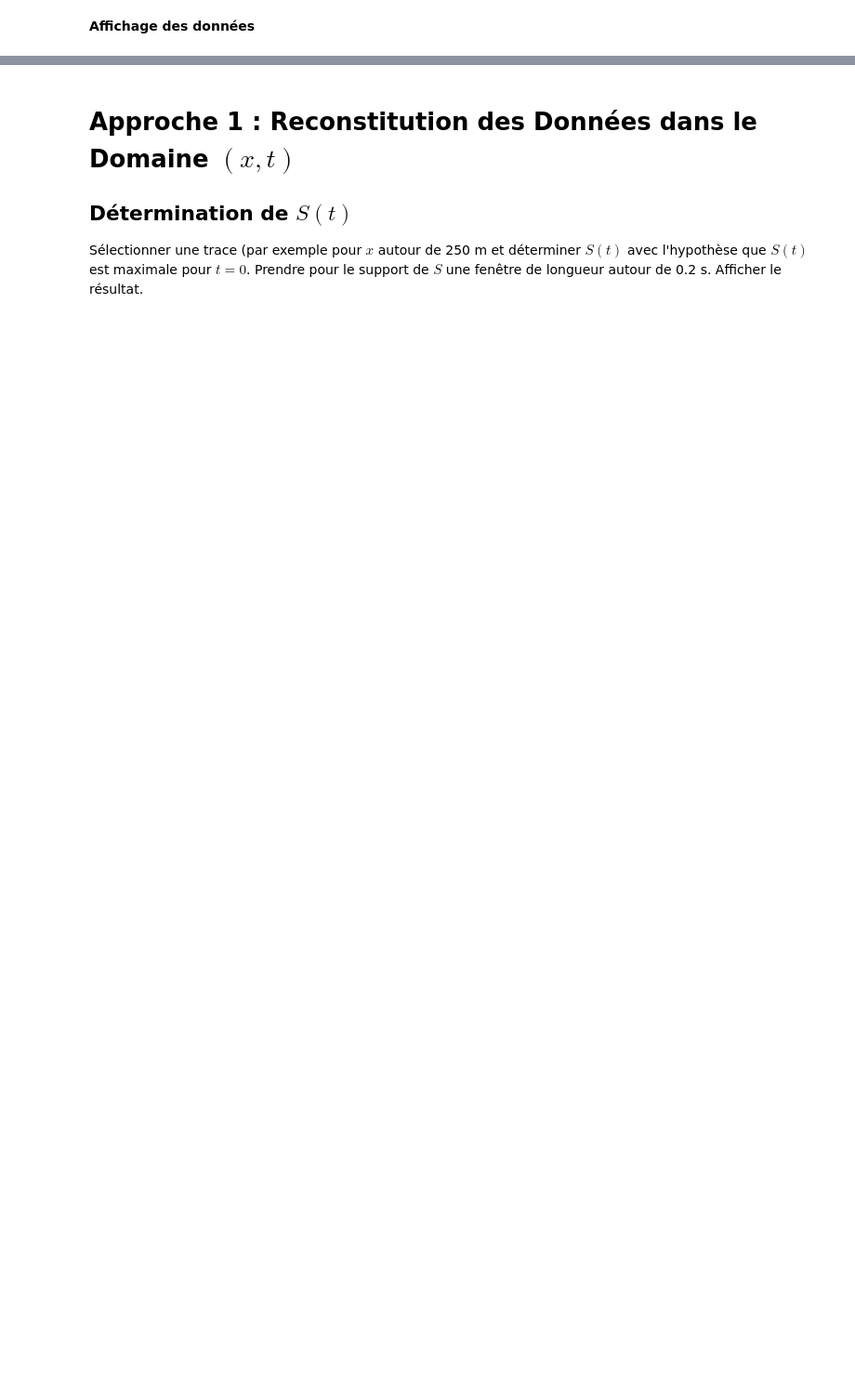
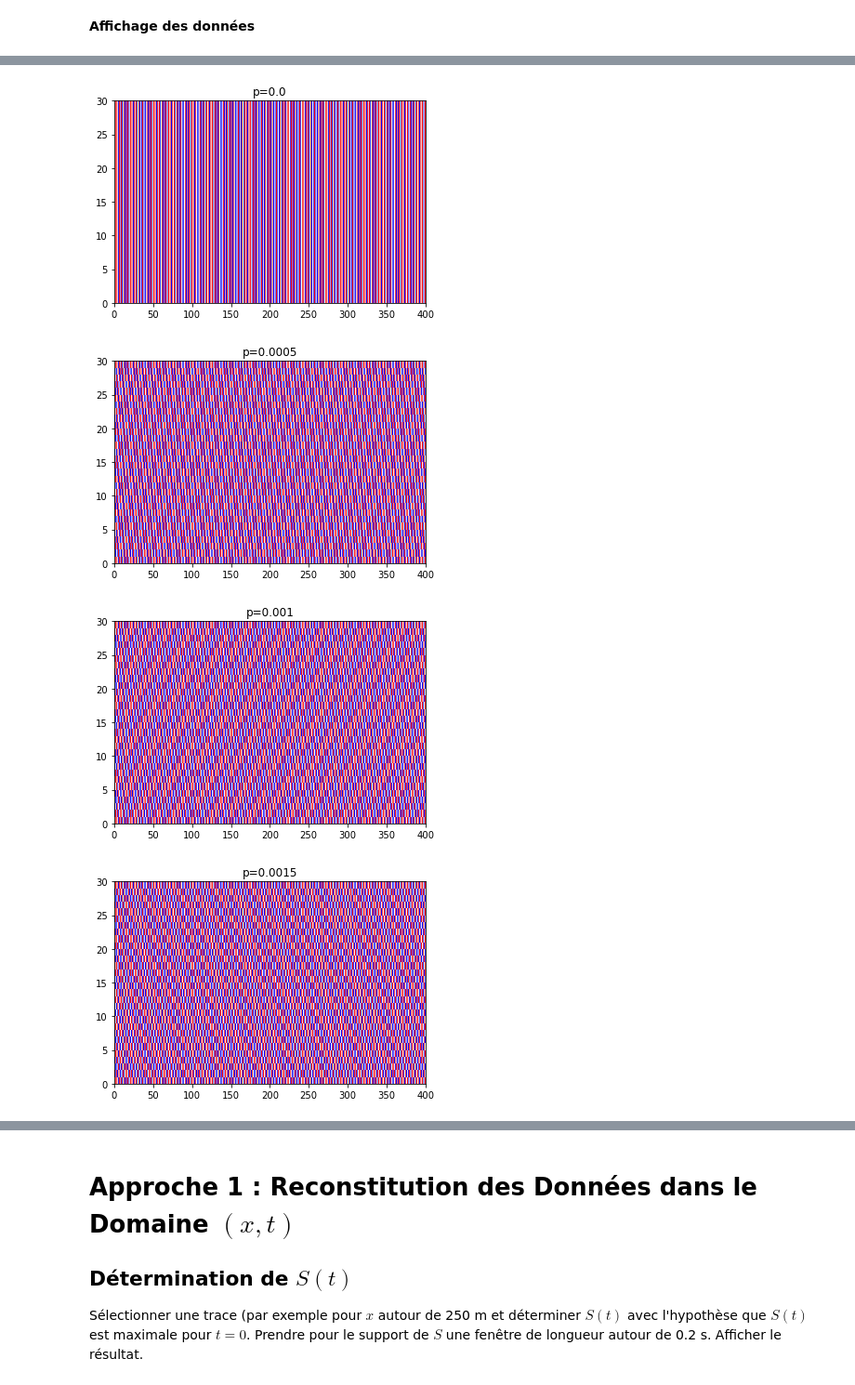
Before and after one commit to AlexiaALLAL/Mini-projet-traitement-signal-Alexia-Joris, a Jupyter notebook: mini_projet_groupe3.ipynb, the cells around one changed output, grey strips where cells are left out. Shown at 93% size. Drawn from its saved outputs; the diff is of its cells as text; code cells hidden in the pictures; blank space fills up the shorter version.

```diff
--- a/mini_projet_groupe3.ipynb
+++ b/mini_projet_groupe3.ipynb
@@ -99,0 +131,26 @@ $f_c$ est la fréquence caractéristique du signal (pour l'obtenir, calculer les
+# %%
+def d(t,x,p):
+    return np.sin(2*np.pi*fc*(t-p*x))
+
+val_p=[0,0.5,1,1.5,2,3,4,5,6]
+pi=[1.67,-6.11,5.88]
+val_p=[p*0.001 for p in val_p]
+pi=[p*0.001 for p in pi]
+def plot_d(p):
+    Z=np.zeros((nx,nt))
+    for i in range(nx):
+        for j in range(nt):
+            Z[i,j]=d(j*dt,i*dx,p)
+    plt.pcolormesh(np.array(Z))
+    plt.title(f"p={p}")
+    plt.show()
+
+for p in val_p:
+    plot_d(p)
+for p in pi:
+    plot_d(p)
+# %% [output]
+[figure, added]
+[figure, added]
+[figure, added]
+[figure, added]
```
Also changed, not shown: parts of 8 cells of this notebook.
